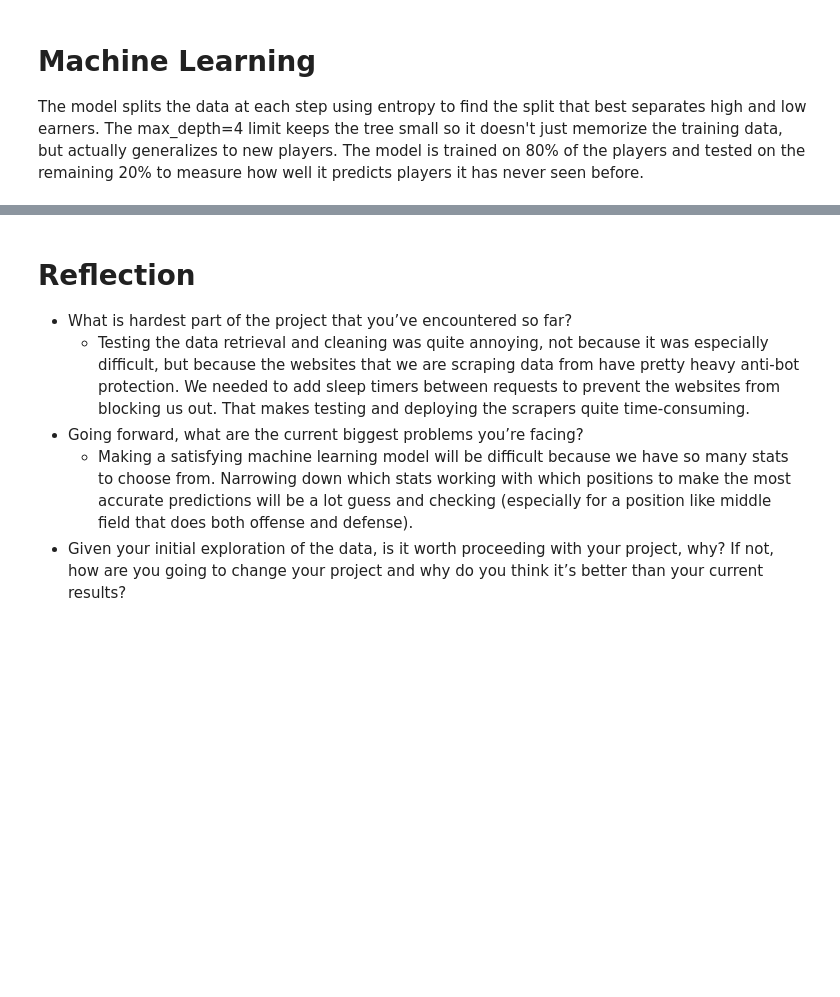
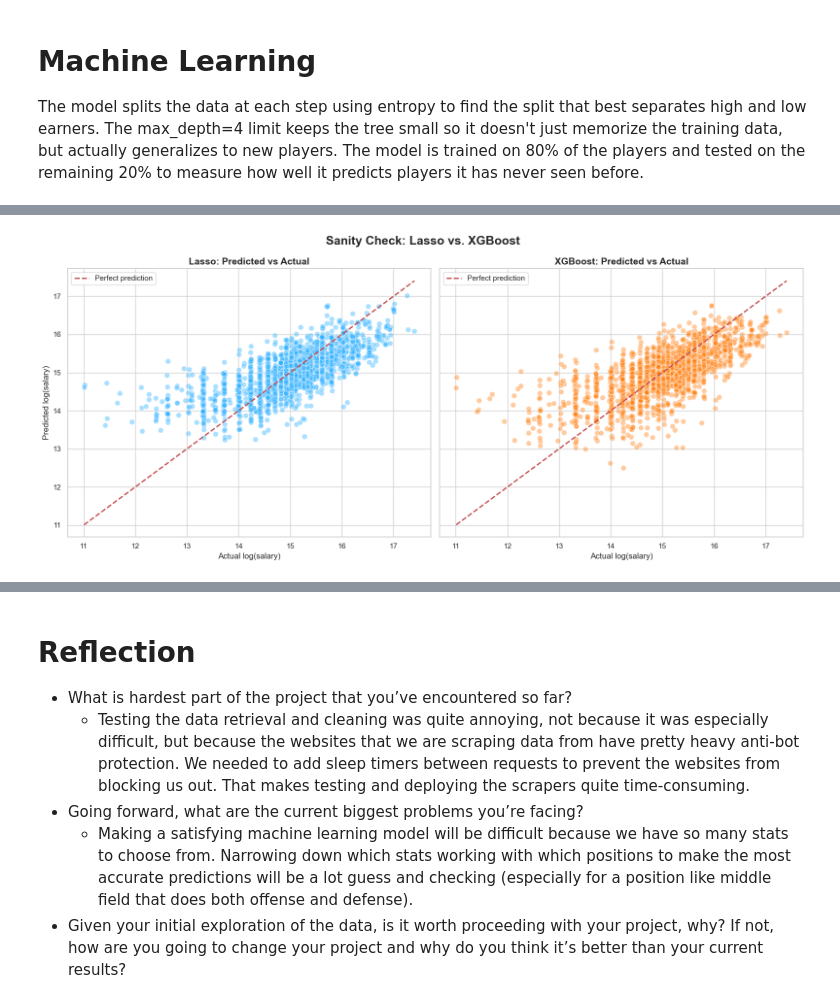
Before and after one commit to uic-cs418/group-project-beyond-the-bears, a Jupyter notebook: Project.ipynb, the cells around one changed output, grey strips where cells are left out. Cells and saved outputs as stored; diff of their text form; code cells hidden in the pictures; blank space fills up the shorter version.

Commit message:
Moved machine learning functions
Moved machine learning functions to a separate file and cleaned up the project file.

```diff
--- a/Project.ipynb
+++ b/Project.ipynb
@@ -189,81 +186,19 @@ plot_salary_vs_rating(combined_df)
 # Machine Learning #
 The model splits the data at each step using entropy to find the split that best separates high and low earners. The max_depth=4 limit keeps the tree small so it doesn't just memorize the training data, but actually generalizes to new players. The model is trained on 80% of the players and tested on the remaining 20% to measure how well it predicts players it has never seen before.
 # %%
-import pandas as pd
-import numpy as np
-from sklearn.linear_model import LassoCV
-from sklearn.model_selection import GroupKFold, cross_val_predict
-from sklearn.preprocessing import StandardScaler
-from sklearn.pipeline import Pipeline
-from sklearn.metrics import mean_absolute_error, r2_score
-import matplotlib.pyplot as plt
+# Import ML functions
+from ml_functions import (prepare_data, train_lasso_model, train_xgboost_model, compare_models_and_evaluate, plot_ml_sanity_check)
 
-np.random.seed(418)
-df = combined_df.copy()
-# Keeping only players who played at least 5 full games
-df = df[df['minutesPlayed'] >= 450].copy()
+# Extract and format the data
+df_model, X, y, groups, cv = prepare_data(combined_df)
 
-# Using log(salary) to prevent extreme skewness
-df['log_salary'] = np.log1p(df['Salary (EUR)'])
-# Building per-90 stats to compare players fairly regardless of minutes played
-stats = ['goals', 'assists', 'totalShots', 'keyPasses',
-         'tackles', 'interceptions', 'saves', 'clearances']
-for s in stats:
-    df[f'{s}_per_90'] = df[s] / (df['minutesPlayed'] / 90)
-# One-hot encoding for position and club
-df = pd.get_dummies(df, columns=['Position'], prefix='pos', drop_first=True)
-df = pd.get_dummies(df, columns=['Club'], prefix='club', drop_first=True)
-# Features: per-90 stats + age + minutes + rating + position + club
-features = (
-    [f'{s}_per_90' for s in stats]
-    + ['Age', 'minutesPlayed', 'rating']
-    + [c for c in df.columns if c.startswith('pos_')]
-    + [c for c in df.columns if c.startswith('club_')]
-)
-# Drop rows with missing values
-df_model = df.dropna(subset=features + ['log_salary']).reset_index(drop=True)
-X = df_model[features]
-y = df_model['log_salary']
-groups = df_model['Player']
+# Train both models independently
+lasso_predictions = train_lasso_model(X, y, groups, cv)
+xgb_predictions = train_xgboost_model(X, y, groups, cv)
 
-# ML Model :
-# scaling features, then running Lasso regression
-model = Pipeline([
-    ('scaler', StandardScaler()),
-    ('lasso', LassoCV(cv=5, random_state=42, max_iter=10000))
-])
-# Predicting each player using a model that didn't see them during training
-cv = GroupKFold(n_splits=5)
-y_pred = cross_val_predict(model, X, y, cv=cv, groups=groups)
+# Compare the results and calculate player mispricing
+final_results_df = compare_models_and_evaluate(df_model, y, lasso_predictions, xgb_predictions)
 
-# Refitting on full data to see model learning
-model.fit(X, y)
-
-# ML Model Evaluation:
-mae = mean_absolute_error(y, y_pred)
-r2 = r2_score(y, y_pred)
-
-print(f"R²:               {r2:.3f}")
-print(f"MAE (log scale):  {mae:.3f}")
-print(f"Typical error:    ±{(np.exp(mae) - 1) * 100:.1f}%")
-
-# Top features
-coefs = pd.Series(model.named_steps['lasso'].coef_, index=features)
-top = coefs.reindex(coefs.abs().sort_values(ascending=False).index).head(10)
-print("\nTop 10 features driving salary:")
-print(top.round(3))
-#Residuals
-df_model['predicted_salary'] = np.expm1(y_pred)
-df_model['pct_deviation']    = (np.exp(y - y_pred) - 1) * 100
-
-# Sanity Check Plot - Predicted vs Actual log(salary)
-plt.figure(figsize=(7, 7))
-plt.scatter(y, y_pred, alpha=0.4)
-plt.plot([y.min(), y.max()], [y.min(), y.max()], 'r--', label='Perfect prediction')
-plt.xlabel('Actual log(salary)')
-plt.ylabel('Predicted log(salary)')
-plt.title('Predicted vs Actual Salary')
-plt.legend()
-plt.tight_layout()
-plt.show()
+# Visualize the outcome
+plot_ml_sanity_check(final_results_df)
 # %% [output]
@@ -270,0 +222 @@ NameError: name 'combined_df' is not defined
+[figure, added]
```
Also changed, not shown: parts of 18 cells of this notebook, 2 other files.
